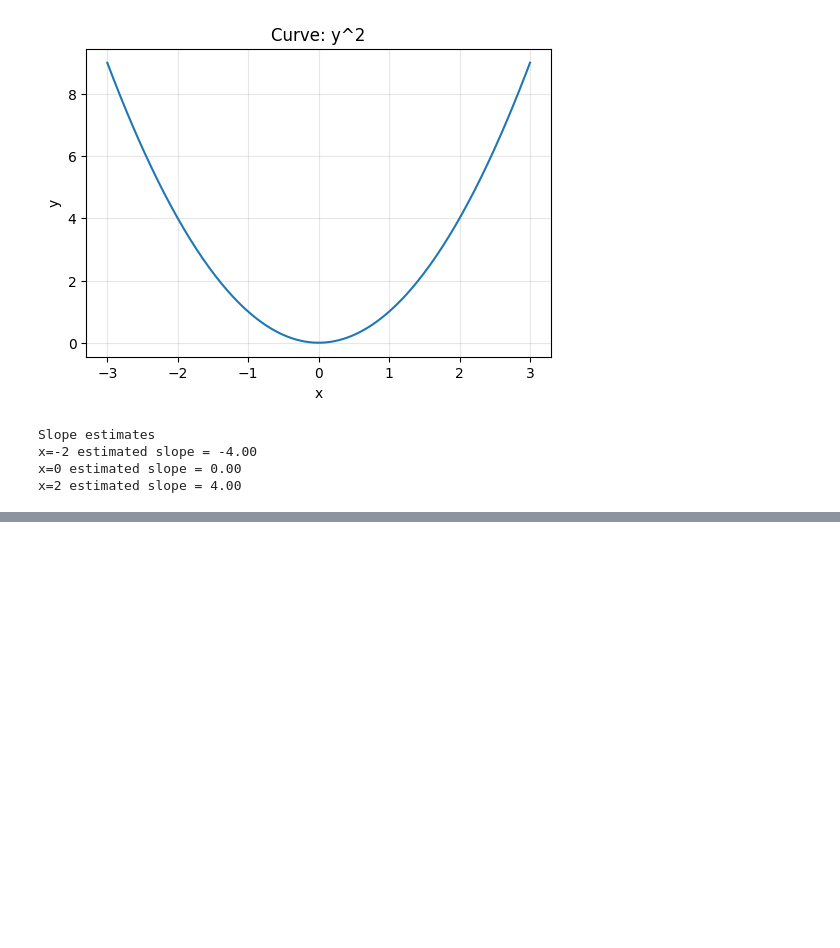
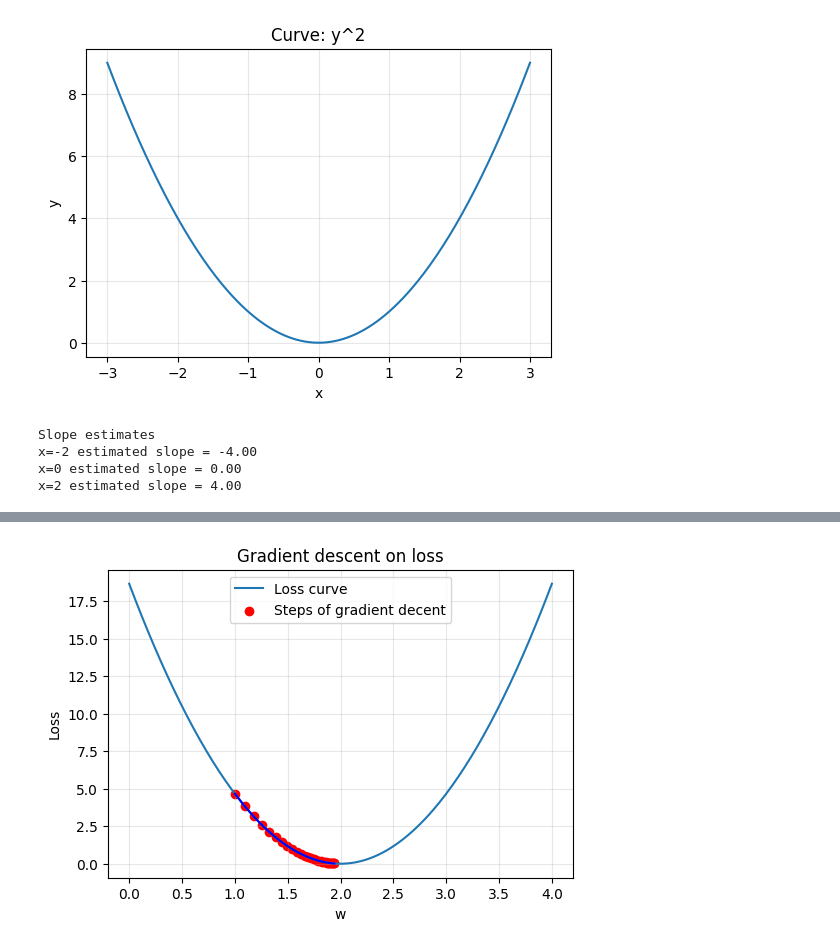
Before and after one commit to NishmthaM/calculus_in_ml, a Jupyter notebook: calculus_in_ml.ipynb, the cells around one changed output, grey strips where cells are left out. Saved outputs shown, nothing was run; the diff lists cells and outputs as text; code cells hidden in the pictures; blank space fills up the shorter version.

```diff
--- a/calculus_in_ml.ipynb
+++ b/calculus_in_ml.ipynb
@@ -131,0 +148,48 @@ NameError: name 'np' is not defined
+# %%
+# SAMPLE DATA
+
+x= np.array([1,2,3])
+y= np.array([2,4,6])
+
+# starting guess of w
+w=1.0
+
+#learning rate
+lr= 0.01
+
+def loss(w):
+  y_pred = w*x
+  return np.mean((y_pred - y) **2)
+
+def dloss(w):
+  y_pred = w*x
+  return np.mean(2*x*(y_pred-y))
+
+#tracking values
+
+WS=[]
+LS=[]
+
+print("start w:",w,"loss:",loss(w))
+
+for step in range(30):
+  WS.append(w)
+  LS.append(loss(w))
+  slope = dloss(w)
+  w=w-lr*slope
+  print("Step",step+1,"w:", round(w,4),"loss:",round(loss(w),3))
+
+ws_plot = np.linspace(0,4,200)
+ls_plot = [loss(wp) for wp in ws_plot]
+
+plt.figure(figsize=(6,4))
+plt.plot(ws_plot,ls_plot,label="Loss curve")
+plt.scatter(WS,LS,color="red",label="Steps of gradient decent")
+plt.plot(WS,LS,color="blue")
+plt.xlabel("w")
+plt.ylabel("Loss")
+plt.title("Gradient descent on loss")
+plt.grid(alpha=0.3)
+plt.legend()
+plt.show()
+# %% [output]
@@ -131,0 +213 @@ NameError: name 'np' is not defined
+[figure, added]
```
Also changed, not shown: parts of 2 cells of this notebook.
